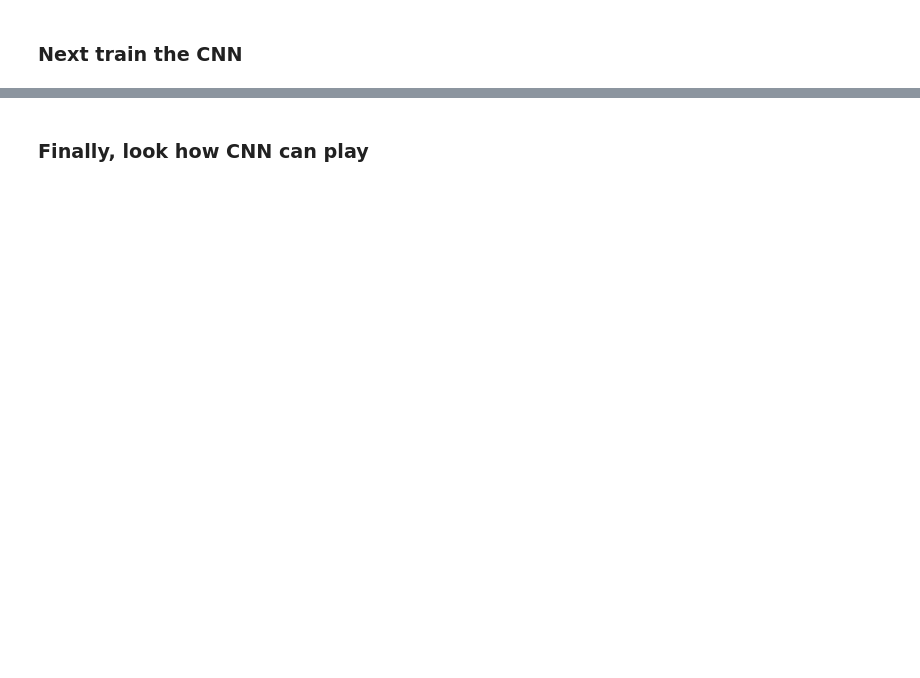
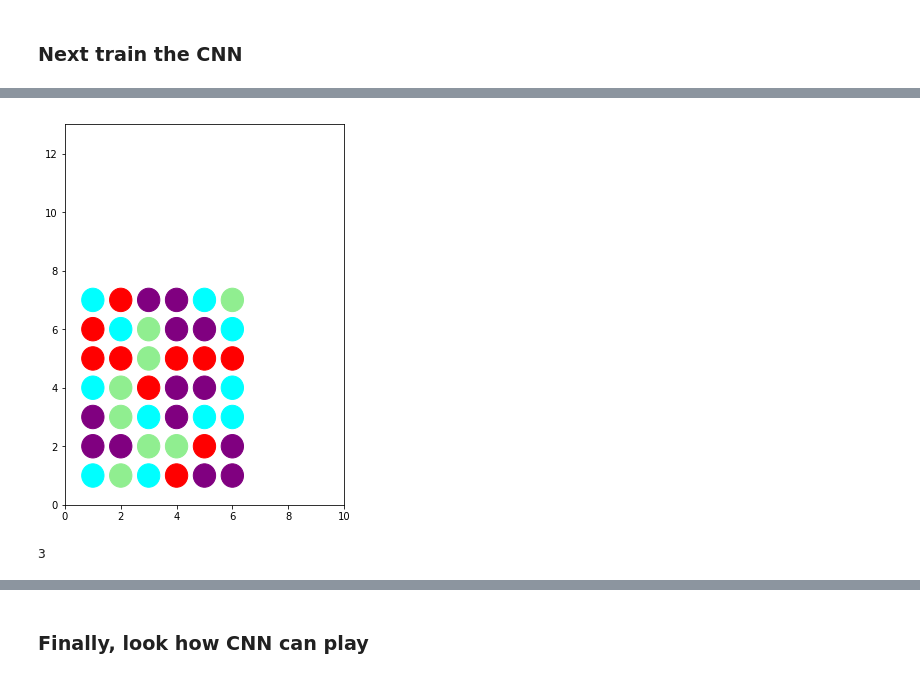
Before and after one commit to ippeter/Aeroflot-II, a Jupyter notebook: Aeroflot II. The Dark Side v2.0 20190416.ipynb, the cells around one changed output, grey strips where cells are left out. Cells and saved outputs as stored; diff of their text form; code cells hidden in the pictures; blank space fills up the shorter version.

```diff
--- a/Aeroflot II. The Dark Side v2.0 20190416.ipynb
+++ b/Aeroflot II. The Dark Side v2.0 20190416.ipynb
@@ -560,0 +611,9 @@ plt.show()
+# %%
+visualize_field(temp_field)
+# %% [output]
+[figure, added]
+# %%
+score, temp_field_v2 = calculate_score_v2(temp_field, plate_from, plate_to)
+print(score)
+# %% [output]
+3
```
Also changed, not shown: parts of 21 cells of this notebook.
